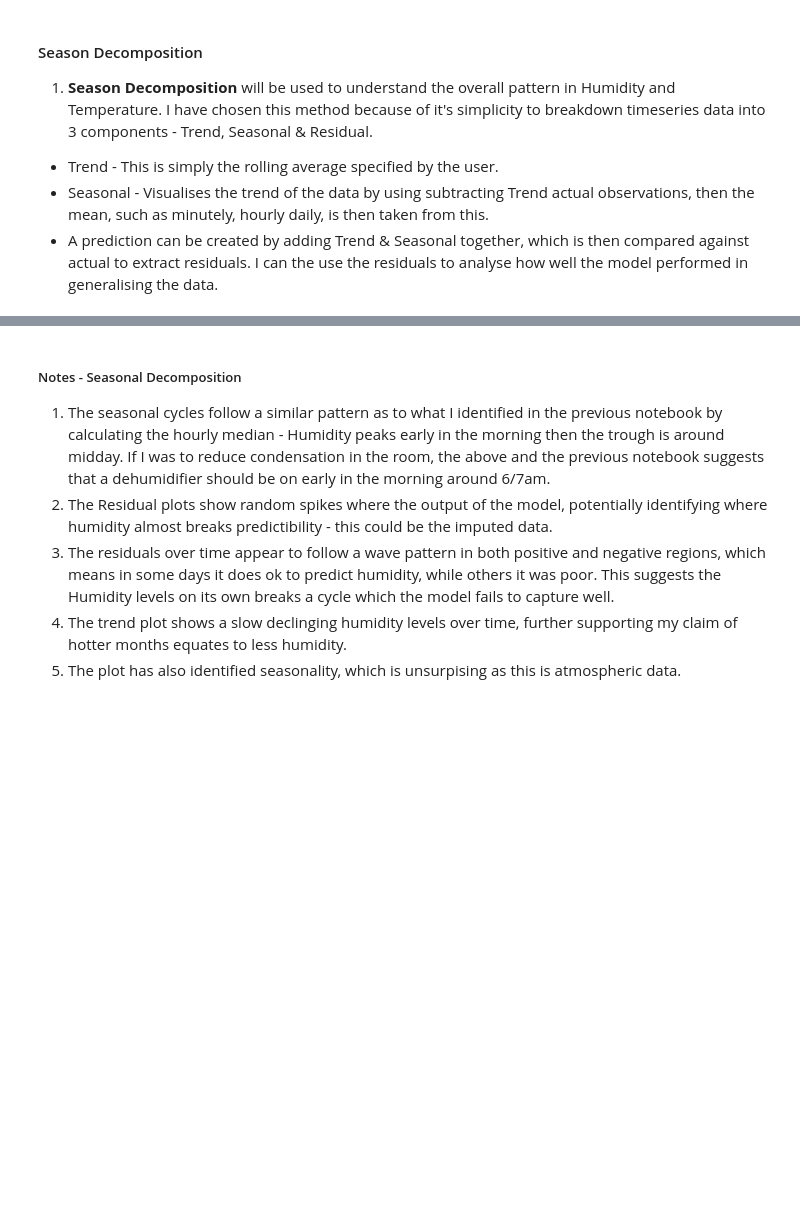
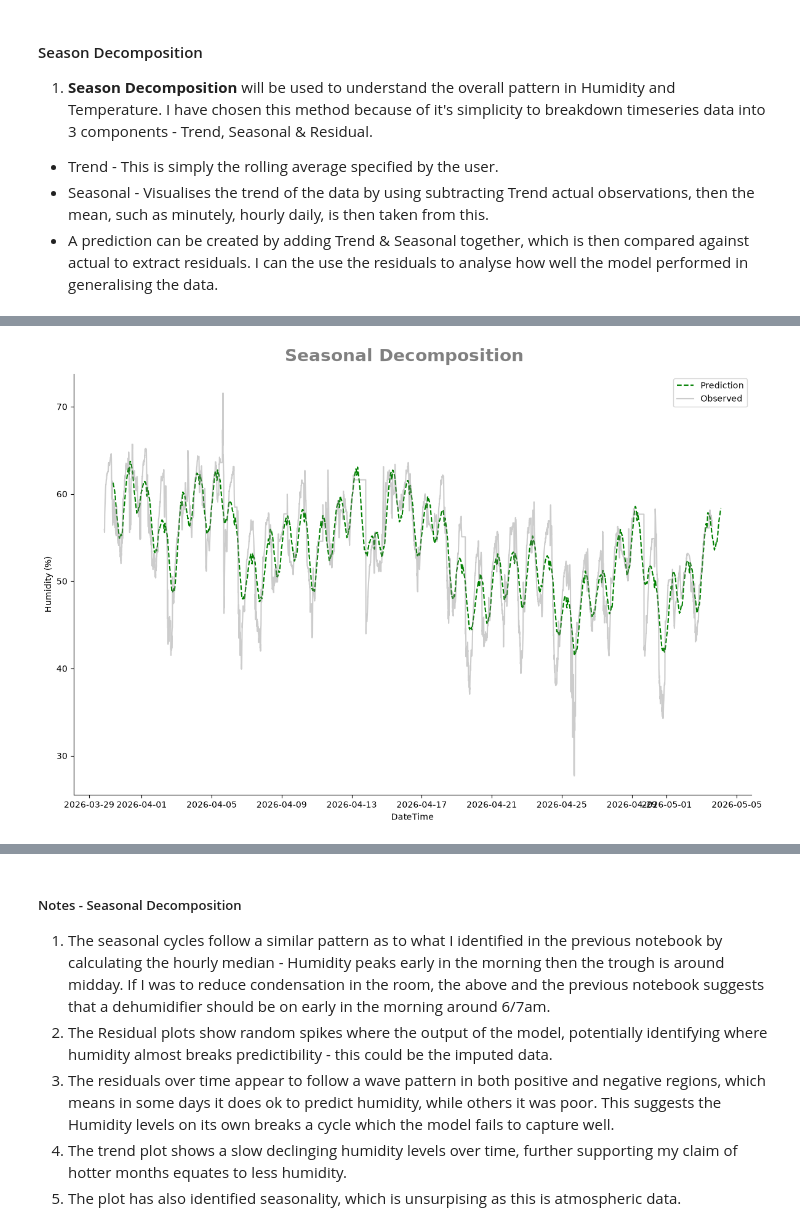
Before and after one commit to Cmay487/bedroom-humidity-forecasting, a Jupyter notebook: forecasting.ipynb, the cells around one changed output, grey strips where cells are left out. Saved outputs shown, nothing was run; the diff lists cells and outputs as text; code cells hidden in the pictures; blank space fills up the shorter version.

Commit message:
tested preds of seasonal decomp against observed - not bad!

```diff
--- a/forecasting.ipynb
+++ b/forecasting.ipynb
@@ -157,6 +157,7 @@ memory usage: 21.3+ MB
 * A prediction can be created by adding Trend & Seasonal together, which is then compared against actual to extract residuals. I can the use the residuals to analyse how well the model performed in generalising the data.
 # %%
 # run seasonal decomposition
-season_decomp(df=train_df,resample_size="5min")
+feature = ['Humidity']
+hum_result = season_decomp(df=train_df[feature],resample_size="5min")
 # %% [output]
 Humidity R2: 0.88
@@ -172,0 +165,43 @@ Temperature (oC) R2: 0.98
+# %%
+pred_df = (
+    pd.DataFrame(
+        hum_result.trend + hum_result.seasonal,
+        columns=['pred']
+    )
+    .dropna()
+)
+
+actual_df = pd.DataFrame(hum_result.observed)
+# plot results
+fig = plt.figure(figsize=(12,8))
+
+# lets take a small sample to gauge what is happening!
+
+sample = 10000
+sns.lineplot(
+    data=pred_df.iloc[:sample],
+    x=pred_df.index[:sample],
+    y='pred',
+    linestyle='--',
+    color='green',
+    label='Prediction'
+)
+sns.lineplot(
+    data=actual_df.iloc[:sample],
+    x=actual_df.index[:sample],
+    y='Humidity',
+    color='grey',
+    alpha=0.4,
+    label='Observed'
+)
+
+
+# plot clean up
+plot.plot_cleanup(
+    None,
+    title="Seasonal Decomposition",
+    xlabel="DateTime",
+    ylabel="Humidity (%)"
+    )
+# %% [output]
+[figure, added]
```
Also changed, not shown: parts of 6 cells of this notebook, 2 other files.
